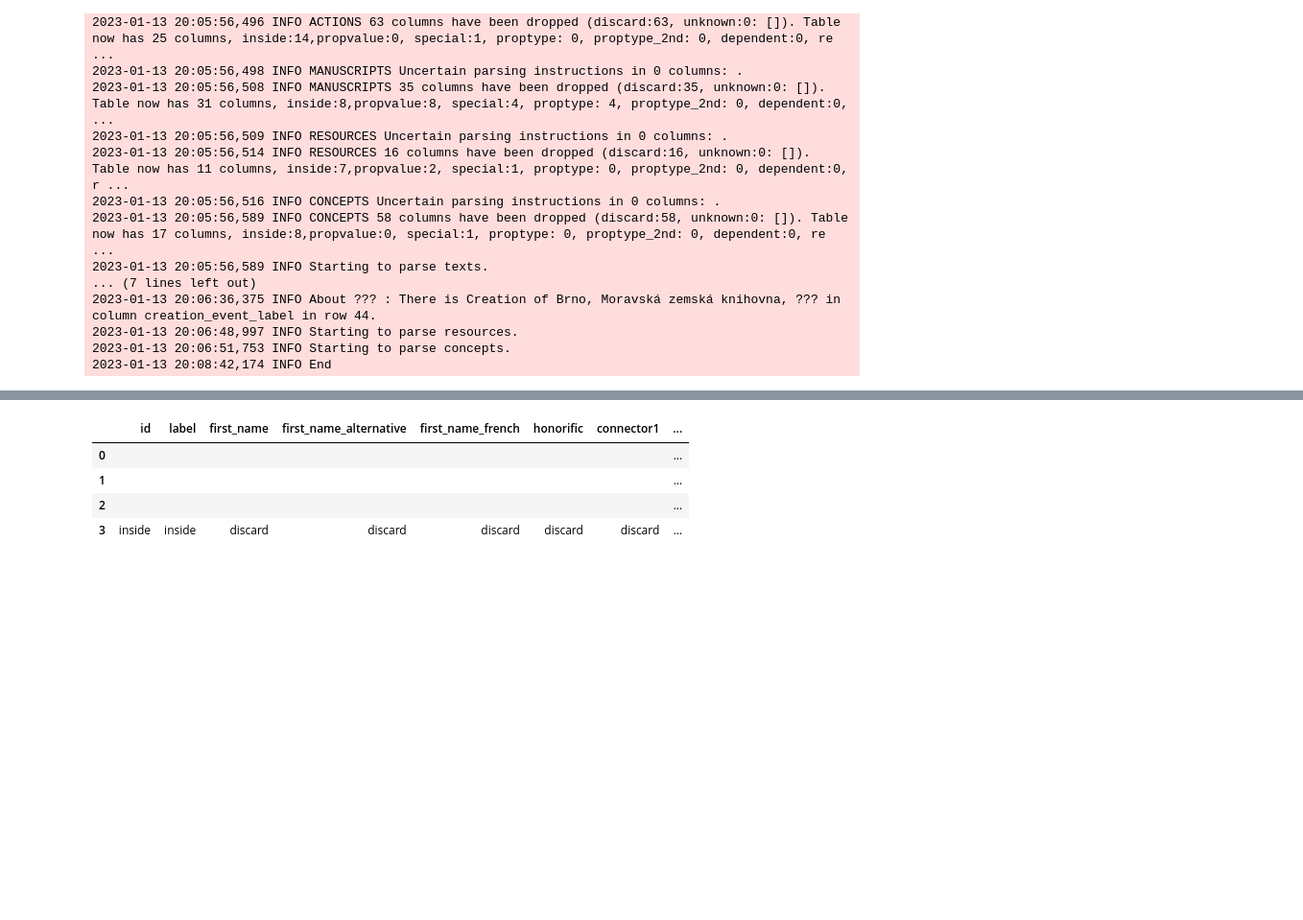
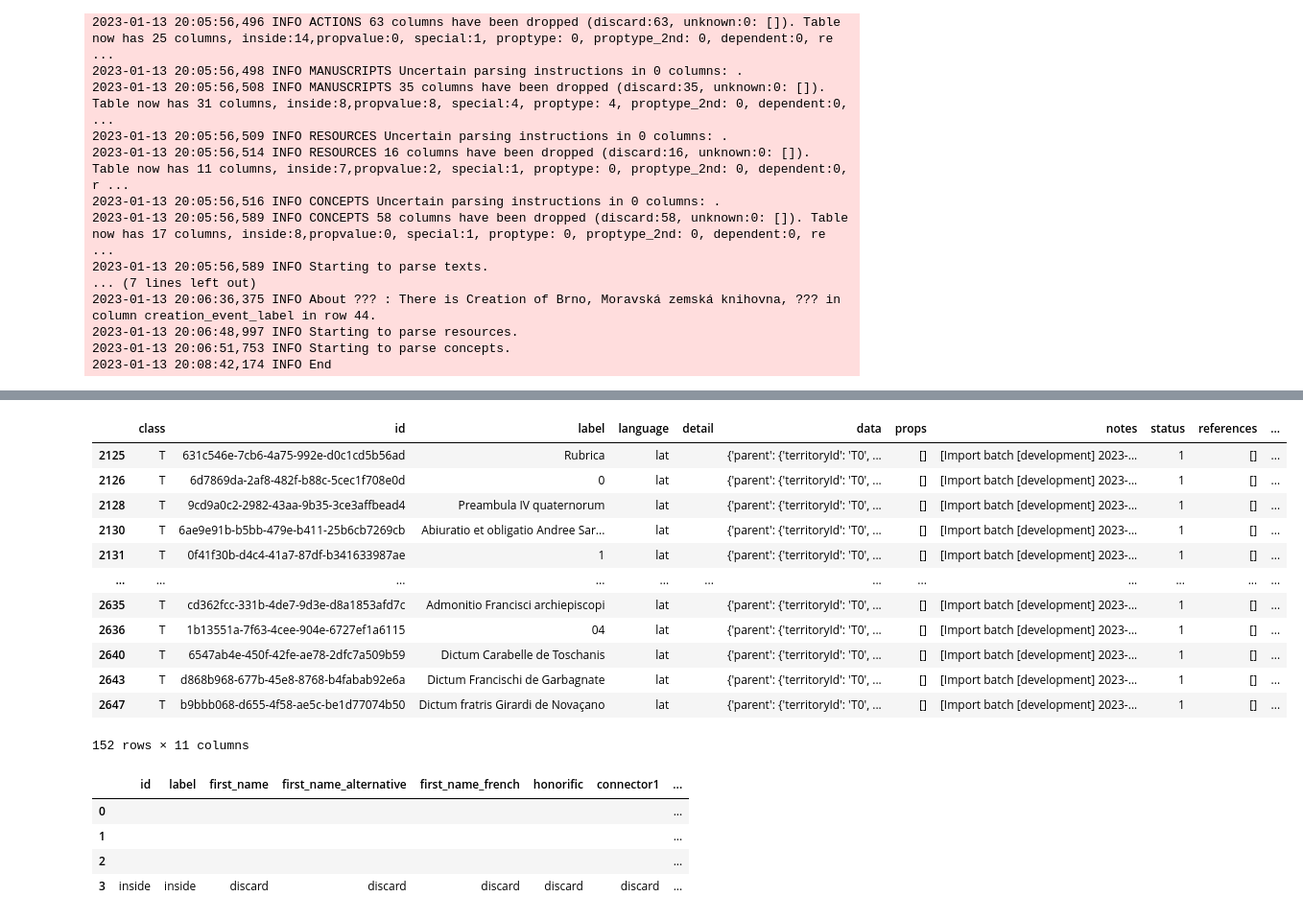
Before and after one commit to tomaham/InkVisitor, a Jupyter notebook: packages/database/scripts/parse-development.ipynb, the cells around one changed output, grey strips where cells are left out. Shown: that part at 96% size. Saved outputs shown, nothing was run; the diff lists cells and outputs as text; code cells hidden in the pictures; blank space fills up the shorter version.

Commit message:
fixed bugs in import lib, fixed import

```diff
--- a/packages/database/scripts/parse-development.ipynb
+++ b/packages/database/scripts/parse-development.ipynb
@@ -664,4 +643,5 @@ pickle.dump(dh, open("./data/dh.with.meta.canonical.pickle","wb"))
 # saved also ./data/dh.with.meta.canonical.pickle, 13.1. 2022 - theoretically definitive meta entities (texts, actions, manuscripts, resources, concepts) import
 # %%
 # load specific state of the dh object
-dh = pickle.load(open( "./data/dh.with.meta.pickle", "rb" ))
+import dill as pickle
+dh = pickle.load(open( "./data/dh.with.meta.canonical.pickle", "rb" ))
@@ -686,3 +648,6 @@ dh = pickle.load(open( "./data/dh.with.meta.pickle", "rb" ))
+# %%
+dh.tables['R0104_events'] =  tables['R0104_events']
+dh.header_infos['R0104_events'] =  header_infos['R0104_events']
 # %%
 logger.info(f"Start")
 # Guglielmites
@@ -727,2 +714,19 @@ logger.info(f"End")
+# %%
+dft = pd.DataFrame(dh.additional_entities)
+dft[dft['class']=='T']
+# %% [output]
+|  | class | id | label | language | detail | data | props | notes | status | references | ... |
+| 2125 | T | 631c546e-7cb6-4a75-992e-d0c1cd5b56ad | Rubrica | lat |  | {'parent': {'territoryId': 'T0', ... | [] | [Import batch [development] 2023-... | 1 | [] | ... |
+| 2126 | T | 6d7869da-2af8-482f-b88c-5cec1f708e0d | 0 | lat |  | {'parent': {'territoryId': 'T0', ... | [] | [Import batch [development] 2023-... | 1 | [] | ... |
+| 2128 | T | 9cd9a0c2-2982-43aa-9b35-3ce3affbead4 | Preambula IV quaternorum | lat |  | {'parent': {'territoryId': 'T0', ... | [] | [Import batch [development] 2023-... | 1 | [] | ... |
+| 2130 | T | 6ae9e91b-b5bb-479e-b411-25b6cb7269cb | Abiuratio et obligatio Andree Sar... | lat |  | {'parent': {'territoryId': 'T0', ... | [] | [Import batch [development] 2023-... | 1 | [] | ... |
+| 2131 | T | 0f41f30b-d4c4-41a7-87df-b341633987ae | 1 | lat |  | {'parent': {'territoryId': 'T0', ... | [] | [Import batch [development] 2023-... | 1 | [] | ... |
+| ... | ... | ... | ... | ... | ... | ... | ... | ... | ... | ... | ... |
+| 2635 | T | cd362fcc-331b-4de7-9d3e-d8a1853afd7c | Admonitio Francisci archiepiscopi | lat |  | {'parent': {'territoryId': 'T0', ... | [] | [Import batch [development] 2023-... | 1 | [] | ... |
+| 2636 | T | 1b13551a-7f63-4cee-904e-6727ef1a6115 | 04 | lat |  | {'parent': {'territoryId': 'T0', ... | [] | [Import batch [development] 2023-... | 1 | [] | ... |
+| 2640 | T | 6547ab4e-450f-42fe-ae78-2dfc7a509b59 | Dictum Carabelle de Toschanis | lat |  | {'parent': {'territoryId': 'T0', ... | [] | [Import batch [development] 2023-... | 1 | [] | ... |
+| 2643 | T | d868b968-677b-45e8-8768-b4fabab92e6a | Dictum Francischi de Garbagnate | lat |  | {'parent': {'territoryId': 'T0', ... | [] | [Import batch [development] 2023-... | 1 | [] | ... |
+| 2647 | T | b9bbb068-d655-4f58-ae5c-be1d77074b50 | Dictum fratris Girardi de Novaçano | lat |  | {'parent': {'territoryId': 'T0', ... | [] | [Import batch [development] 2023-... | 1 | [] | ... |
+152 rows × 11 columns
 # %%
 # save to resulted dh
```
Also changed, not shown: parts of 12 cells of this notebook, 7 other files.
